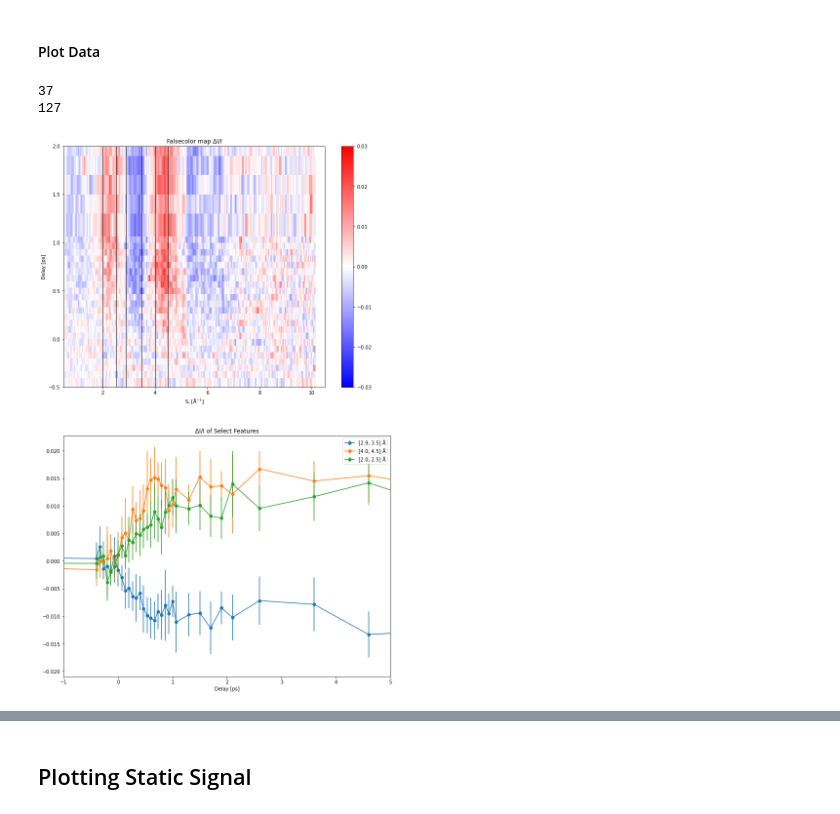
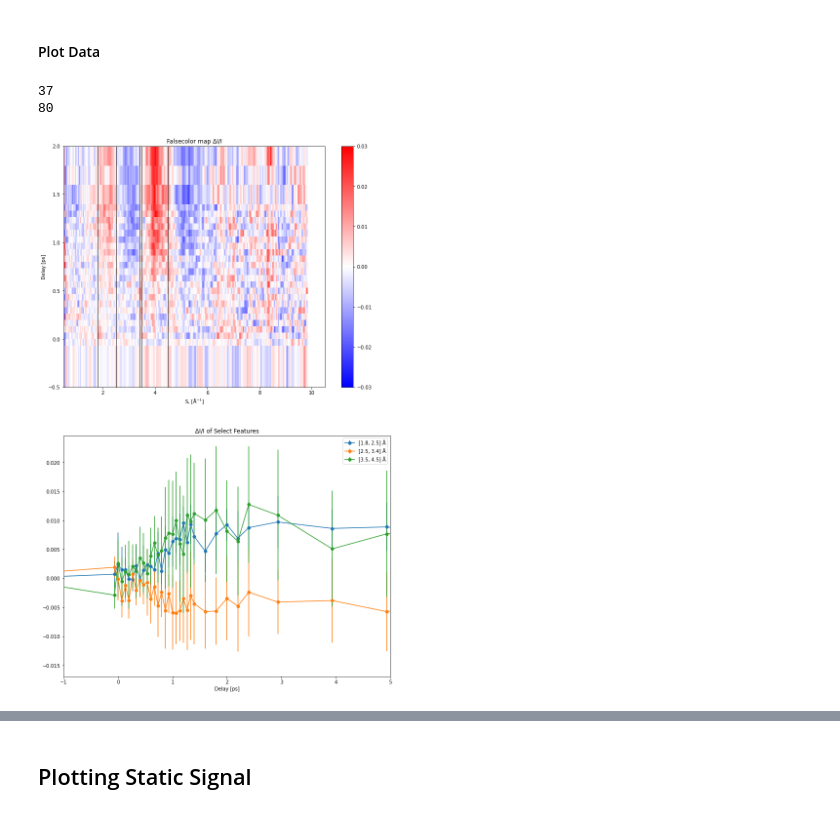
Before and after one commit to lheald2/gued, a Jupyter notebook: Experimental_PDF.ipynb, the cells around one changed output, grey strips where cells are left out. Cells and saved outputs as stored; diff of their text form; code cells hidden in the pictures.

```diff
--- a/Experimental_PDF.ipynb
+++ b/Experimental_PDF.ipynb
@@ -822,27 +839,27 @@ print(dI_4.shape)
 # %%
 dI_1 = dI_1.T
-dI_1 = dI_1[:451]
+dI_1 = dI_1[:450]
 dI_1 = dI_1.T
 
 norm_data_1 = norm_data_1.T
-norm_data_1 = norm_data_1[:451]
+norm_data_1 = norm_data_1[:450]
 norm_data_1 = norm_data_1.T
 
 norm_ref_1 = norm_ref_1.T
-norm_ref_1 = norm_ref_1[:451]
+norm_ref_1 = norm_ref_1[:450]
 norm_ref_1 = norm_ref_1.T
 
-dI_2 = dI_2.T
-dI_2 = dI_2[:451]
-dI_2 = dI_2.T
+dI_3 = dI_3.T
+dI_3 = dI_3[:450]
+dI_3 = dI_3.T
 
-norm_data_2 = norm_data_2.T
-norm_data_2 = norm_data_2[:451]
-norm_data_2 = norm_data_2.T
+norm_data_3 = norm_data_3.T
+norm_data_3 = norm_data_3[:450]
+norm_data_3 = norm_data_3.T
 
-norm_ref_2 = norm_ref_2.T
-norm_ref_2 = norm_ref_2[:451]
-norm_ref_2 = norm_ref_2.T
+norm_ref_3 = norm_ref_3.T
+norm_ref_3 = norm_ref_3[:450]
+norm_ref_3 = norm_ref_3.T
 
 # dI_3 = dI_3.T
 # dI_3 = dI_3[:463]
@@ -913,17 +928,18 @@ Wall time: 3.49 ms
 #### Plot Data
 # %%
 angs = '\u00C5';
+s_good = s_4
 
-#posi_0 = 108.65
-posi_0 = 154.405
+posi_0 = 108.61
+#posi_0 = 154.38
 uni_time = (uni_stage - posi_0)/0.15
 print(len(uni_time))
 
-s_cali = 0.0228
-RoI_1 = [2.9, 3.5];
-RoI_2 = [4.0, 4.5];
-RoI_3 = [2.0, 2.5];
+s_cali = 0.0226
 
+RoI_1 = [1.9, 2.4];
+RoI_2 = [2.5, 3.4];
+RoI_3 = [3.5, 4.5];
 
 print(round(RoI_1[0]/s_cali))
 Inte_1 = ave_data[:,round(RoI_1[0]/s_cali):round(RoI_1[1]/s_cali)].mean(axis=1);
@@ -932,33 +948,33 @@ Inte_2 = ave_data[:,round(RoI_2[0]/s_cali):round(RoI_2[1]/s_cali)].mean(axis=1);
 std_2 = ave_data[:,round(RoI_2[0]/s_cali):round(RoI_2[1]/s_cali)].std(axis=1);
 Inte_3 = ave_data[:,round(RoI_3[0]/s_cali):round(RoI_3[1]/s_cali)].mean(axis=1);
 std_3 = ave_data[:,round(RoI_3[0]/s_cali):round(RoI_3[1]/s_cali)].std(axis=1);
 
 plt.figure(figsize=(12,20))
 plt.subplot(2,1,1)
-plt.pcolor(s_4,uni_time,ave_data,cmap='bwr');
+plt.pcolor(s_good,uni_time,ave_data,cmap='bwr');
 plt.clim(vmin=-0.03, vmax=0.03);
 plt.colorbar()
 plt.axvline(x = RoI_1[0], color = 'k', linestyle = '-',linewidth=1);
 plt.axvline(x = RoI_1[1], color = 'k', linestyle = '-',linewidth=1);
 plt.axvline(x = RoI_2[0], color = 'k', linestyle = '-',linewidth=1);
 plt.axvline(x = RoI_2[1], color = 'k', linestyle = '-',linewidth=1);
 plt.axvline(x = RoI_3[0], color = 'k', linestyle = '-',linewidth=1);
 plt.axvline(x = RoI_3[1], color = 'k', linestyle = '-',linewidth=1);
 plt.ylim(-0.5, 2)
 plt.xlim(0.5,10.5)
 plt.xlabel(r'S, ['+angs+'$^{-1}$]');plt.ylabel('Delay [ps]');
 plt.title('Falsecolor map ΔI/I')
 
 plt.subplot(2,1,2)
 plt.errorbar(uni_time,Inte_1, yerr=std_1,  fmt='-o',  label=str(RoI_1)+' '+angs);
 plt.errorbar(uni_time,Inte_2, yerr=std_2,  fmt='-o', label=str(RoI_2)+' '+angs);
 plt.errorbar(uni_time, Inte_3, yerr = std_3, fmt='-o', label=str(RoI_3)+' '+angs)
 plt.xlim(-1, 5)
 plt.legend()
 plt.xlabel('Integrated Yield [arb.]');plt.xlabel('Delay [ps]');plt.title('ΔI/I of Select Features')
 
 plt.show()
 # %% [output]
 37
-127
+80
-[figure, old version]
+[figure, new version]
```
Also changed, not shown: parts of 28 cells of this notebook, 7 other files.
